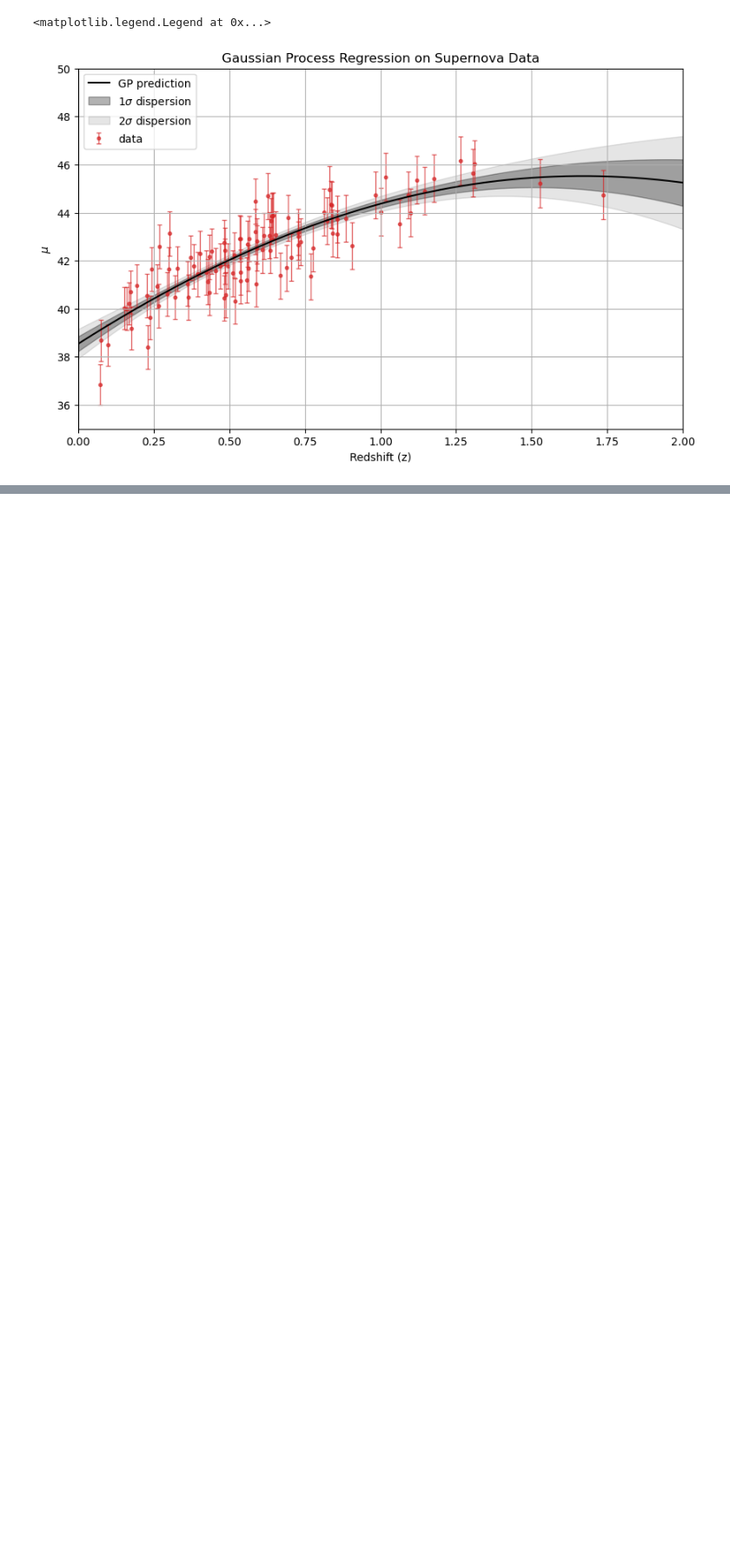
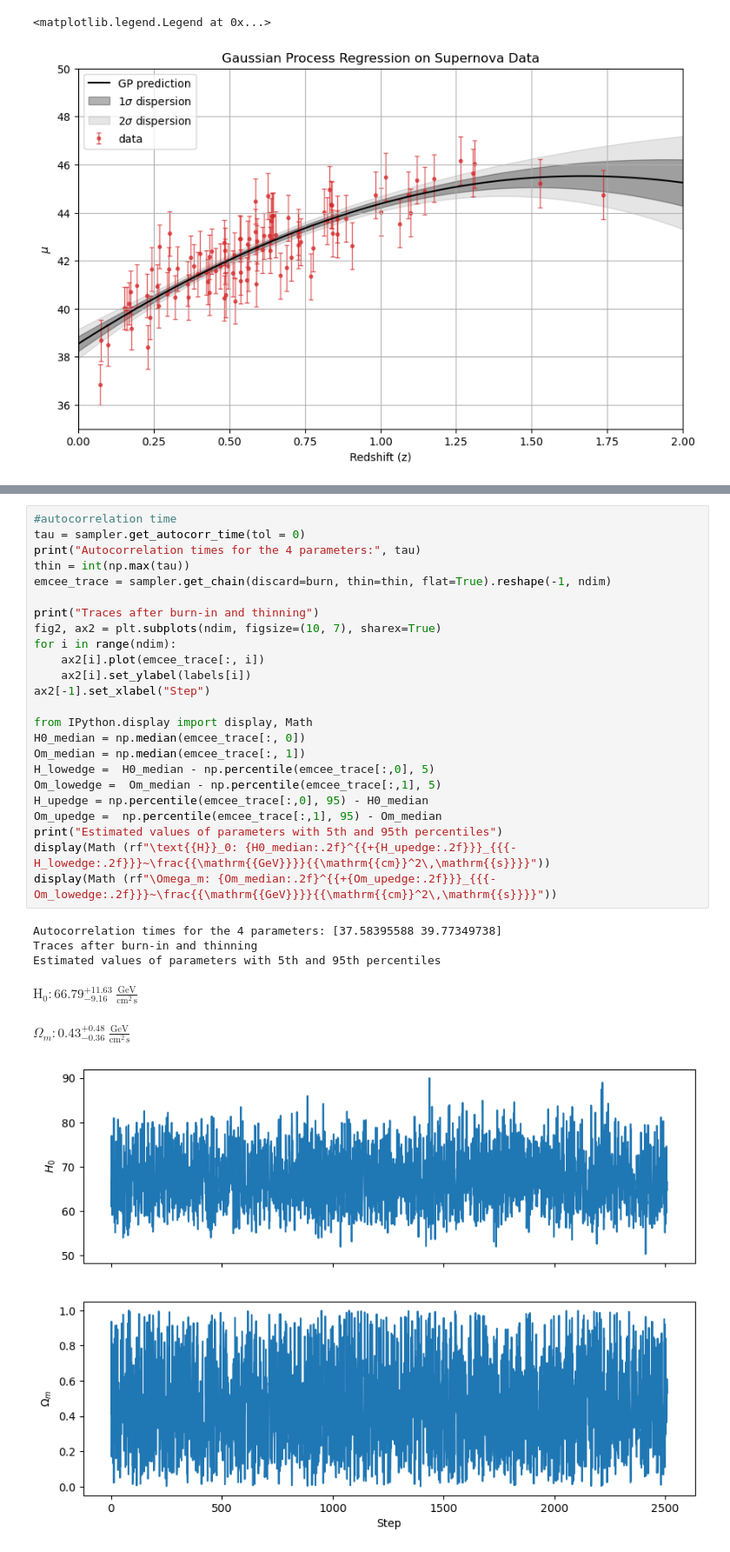
Before and after one commit to NiccoManto01/ilovegit, a Jupyter notebook: Lezioni/Lezione_18/super2.ipynb, the cells around one changed output, grey strips where cells are left out. Shown at 87% size. Saved outputs shown, nothing was run; the diff lists cells and outputs as text; blank space fills up the shorter version.

```diff
--- a/Lezioni/Lezione_18/super2.ipynb
+++ b/Lezioni/Lezione_18/super2.ipynb
@@ -65,0 +128,31 @@ ax3.legend()
+# %%
+#autocorrelation time
+tau = sampler.get_autocorr_time(tol = 0)
+print("Autocorrelation times for the 4 parameters:", tau)
+thin = int(np.max(tau))
+emcee_trace = sampler.get_chain(discard=burn, thin=thin, flat=True).reshape(-1, ndim)
+
+print("Traces after burn-in and thinning")
+fig2, ax2 = plt.subplots(ndim, figsize=(10, 7), sharex=True)
+for i in range(ndim):
+    ax2[i].plot(emcee_trace[:, i])
+    ax2[i].set_ylabel(labels[i])
+ax2[-1].set_xlabel("Step")
+
+from IPython.display import display, Math
+H0_median = np.median(emcee_trace[:, 0])
+Om_median = np.median(emcee_trace[:, 1])
+H_lowedge =  H0_median - np.percentile(emcee_trace[:,0], 5)
+Om_lowedge =  Om_median - np.percentile(emcee_trace[:,1], 5)
+H_upedge = np.percentile(emcee_trace[:,0], 95) - H0_median
+Om_upedge =  np.percentile(emcee_trace[:,1], 95) - Om_median
+print("Estimated values of parameters with 5th and 95th percentiles")
+display(Math (rf"\text{{H}}_0: {H0_median:.2f}^{{+{H_upedge:.2f}}}_{{{-H_lowedge:.2f}}}~\frac{{\mathrm{{GeV}}}}{{\mathrm{{cm}}^2\,\mathrm{{s}}}}"))
+display(Math (rf"\Omega_m: {Om_median:.2f}^{{+{Om_upedge:.2f}}}_{{{-Om_lowedge:.2f}}}~\frac{{\mathrm{{GeV}}}}{{\mathrm{{cm}}^2\,\mathrm{{s}}}}"))
+# %% [output]
+Autocorrelation times for the 4 parameters: [37.58395588 39.77349738]
+Traces after burn-in and thinning
+Estimated values of parameters with 5th and 95th percentiles
+$\displaystyle \text{H}_0: 66.79^{+11.63}_{-9.16}~\frac{\mathrm{GeV}}{\mathrm{cm}^2\,\mathrm{s}}$
+$\displaystyle \Omega_m: 0.43^{+0.48}_{-0.36}~\frac{\mathrm{GeV}}{\mathrm{cm}^2\,\mathrm{s}}$
+[figure, added]
```
Also changed, not shown: parts of 8 cells of this notebook, 1 other file.
